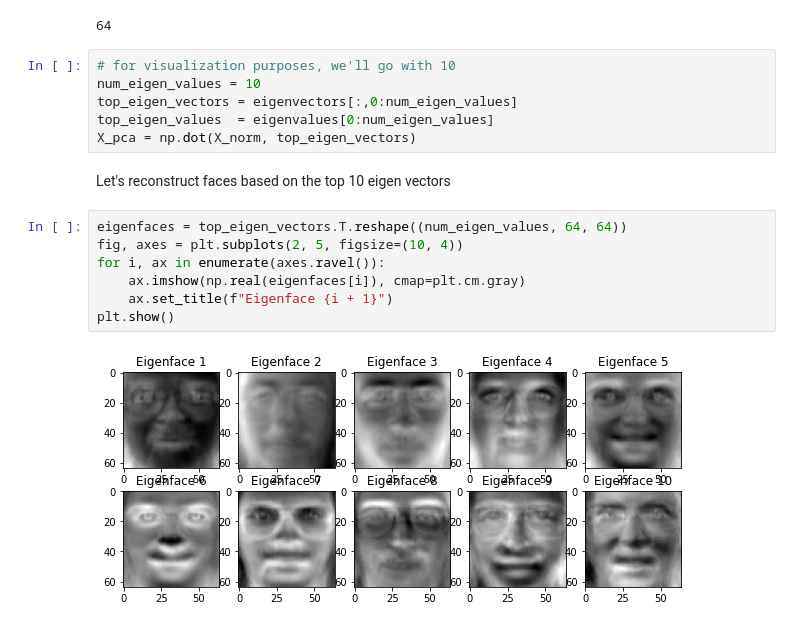
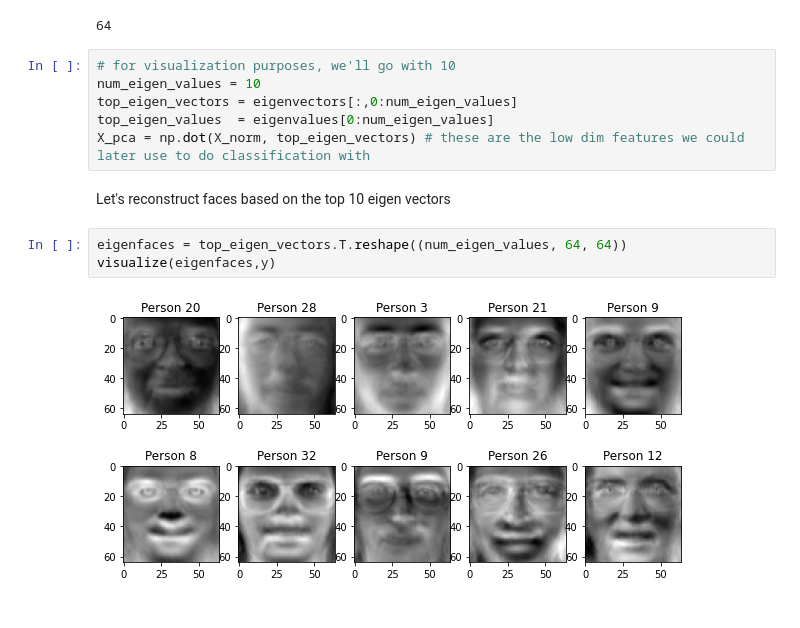
Before and after one commit to raminAudio/MLAlgoNumpy, a Jupyter notebook: notebooks/dim-reduce/pca.ipynb, the cells around one changed output. Saved outputs shown, nothing was run; the diff lists cells and outputs as text.

```diff
--- a/notebooks/dim-reduce/pca.ipynb
+++ b/notebooks/dim-reduce/pca.ipynb
@@ -142,15 +142,11 @@ for idx, csum in enumerate(cumsum[1:]):
 num_eigen_values = 10
 top_eigen_vectors = eigenvectors[:,0:num_eigen_values]
 top_eigen_values  = eigenvalues[0:num_eigen_values]
-X_pca = np.dot(X_norm, top_eigen_vectors)
+X_pca = np.dot(X_norm, top_eigen_vectors) # these are the low dim features we could later use to do classification with
 # %% [markdown]
 Let's reconstruct faces based on the top 10 eigen vectors
-# %%
-eigenfaces = top_eigen_vectors.T.reshape((num_eigen_values, 64, 64))
-fig, axes = plt.subplots(2, 5, figsize=(10, 4))
-for i, ax in enumerate(axes.ravel()):
-    ax.imshow(np.real(eigenfaces[i]), cmap=plt.cm.gray)
-    ax.set_title(f"Eigenface {i + 1}")
-plt.show()
-# %% [output]
-[figure, removed]
+# %%
+eigenfaces = top_eigen_vectors.T.reshape((num_eigen_values, 64, 64))
+visualize(eigenfaces,y)
+# %% [output]
+[figure, added]
```
Also changed, not shown: 3 other files.
